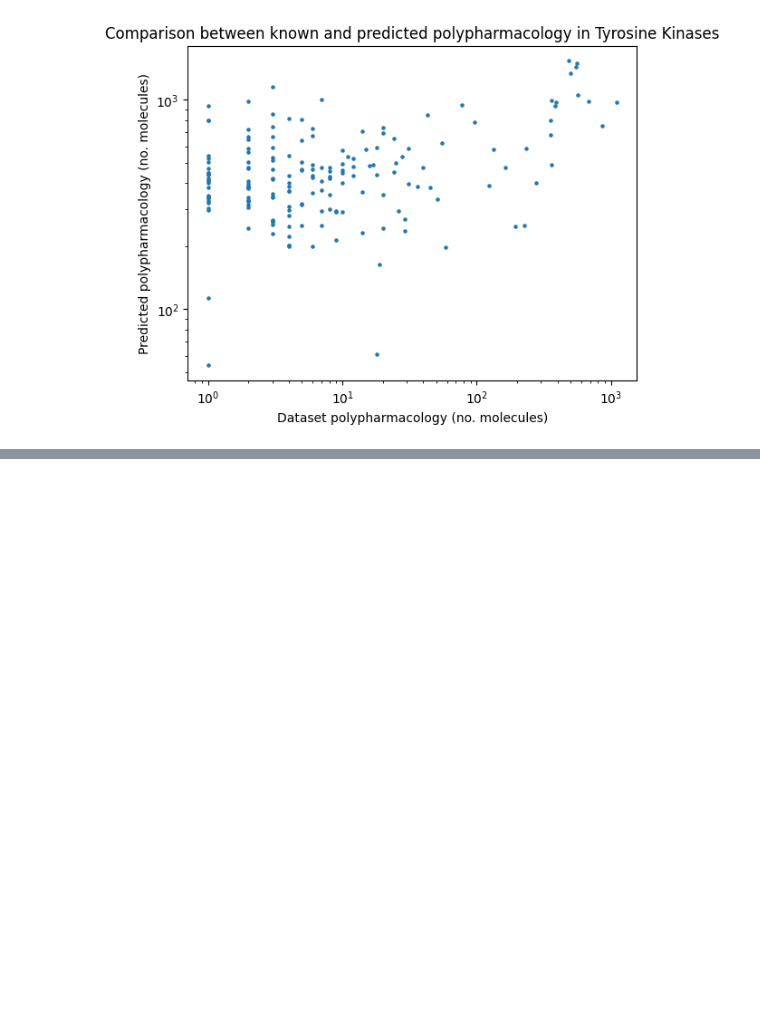
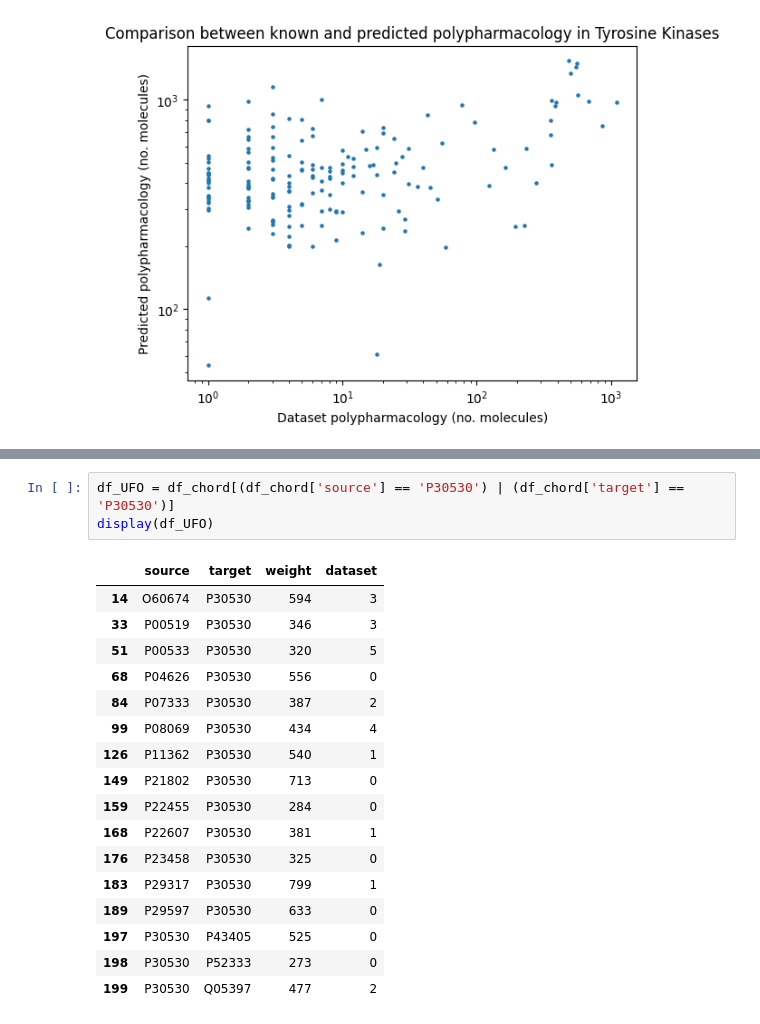
Before and after one commit to thijmenwroos/ppk, a Jupyter notebook: test_kin/rf_st_rges.ipynb, the cells around one changed output, grey strips where cells are left out. Saved outputs shown, nothing was run; the diff lists cells and outputs as text; blank space fills up the shorter version.

Commit message:
counts tables

```diff
--- a/test_kin/rf_st_rges.ipynb
+++ b/test_kin/rf_st_rges.ipynb
@@ -762,0 +868,21 @@ plt.show()
+# %%
+df_UFO = df_chord[(df_chord['source'] == 'P30530') | (df_chord['target'] == 'P30530')]
+display(df_UFO)
+# %% [output]
+|  | source | target | weight | dataset |
+| 14 | O60674 | P30530 | 594 | 3 |
+| 33 | P00519 | P30530 | 346 | 3 |
+| 51 | P00533 | P30530 | 320 | 5 |
+| 68 | P04626 | P30530 | 556 | 0 |
+| 84 | P07333 | P30530 | 387 | 2 |
+| 99 | P08069 | P30530 | 434 | 4 |
+| 126 | P11362 | P30530 | 540 | 1 |
+| 149 | P21802 | P30530 | 713 | 0 |
+| 159 | P22455 | P30530 | 284 | 0 |
+| 168 | P22607 | P30530 | 381 | 1 |
+| 176 | P23458 | P30530 | 325 | 0 |
+| 183 | P29317 | P30530 | 799 | 1 |
+| 189 | P29597 | P30530 | 633 | 0 |
+| 197 | P30530 | P43405 | 525 | 0 |
+| 198 | P30530 | P52333 | 273 | 0 |
+| 199 | P30530 | Q05397 | 477 | 2 |
```
Also changed, not shown: parts of 8 cells of this notebook.
